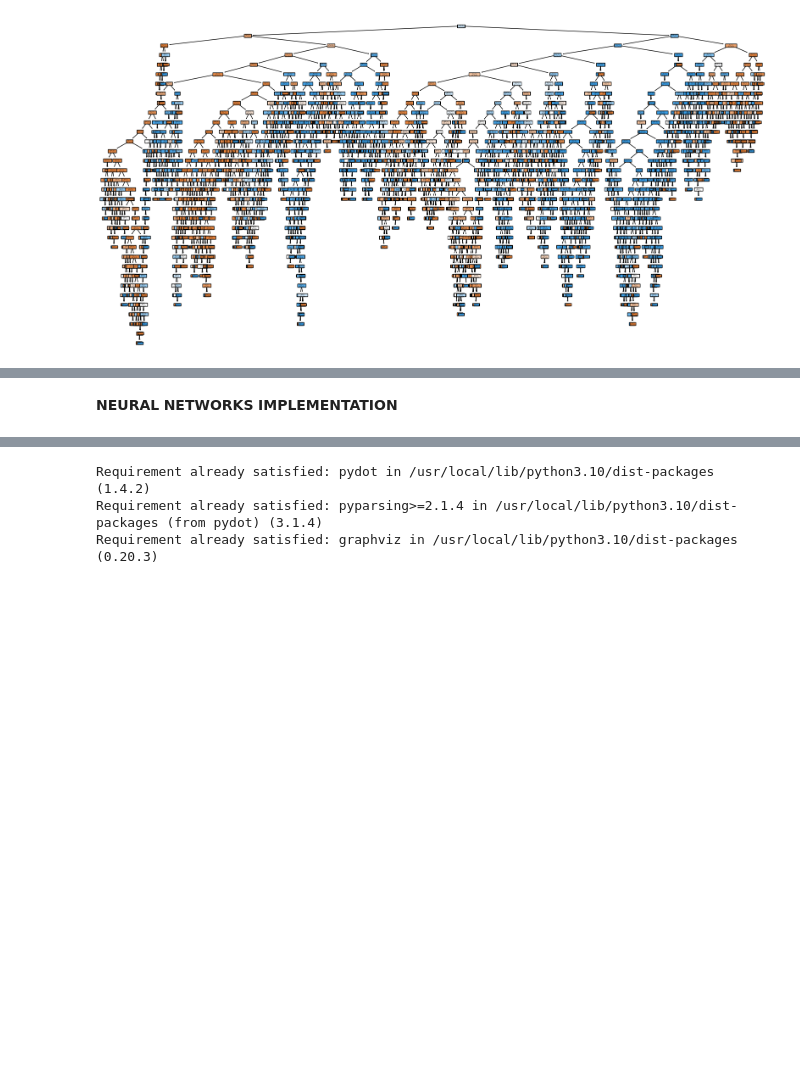
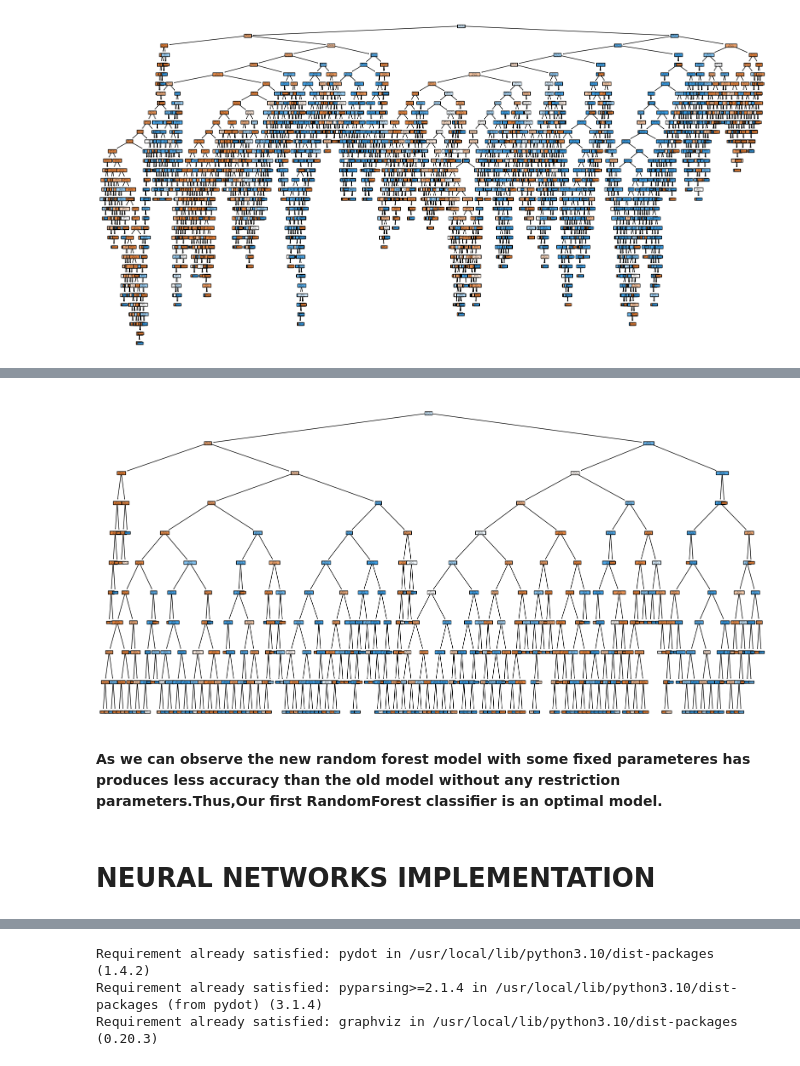
Before and after one commit to tpavan03/Phishing-Detection, a Jupyter notebook: Phase2.ipynb, the cells around one changed output, grey strips where cells are left out. Cells and saved outputs as stored; diff of their text form; code cells hidden in the pictures; blank space fills up the shorter version.

```diff
--- a/Phase2.ipynb
+++ b/Phase2.ipynb
@@ -134,5 +254,14 @@ plt.show()
+# %%
+# Visualize the new random forest
+plt.figure(figsize=(20,10))
+tree.plot_tree(rf_classifier1.estimators_[0], feature_names=X.columns, class_names=['Legitimate', 'Malicious'], filled=True)
+plt.show()
+# %% [output]
+[figure, added]
+# %% [markdown]
+**As we can observe the new random forest model with some fixed parameteres has produces less accuracy than the old model without any restriction parameters.Thus,Our first RandomForest classifier is an optimal model.**
 # %% [markdown]
-**NEURAL** **NETWORKS** **IMPLEMENTATION**
+# **NEURAL** **NETWORKS** **IMPLEMENTATION**
 # %%
 from sklearn.preprocessing import StandardScaler
 from tensorflow import keras
```
Also changed, not shown: parts of 18 cells of this notebook.
